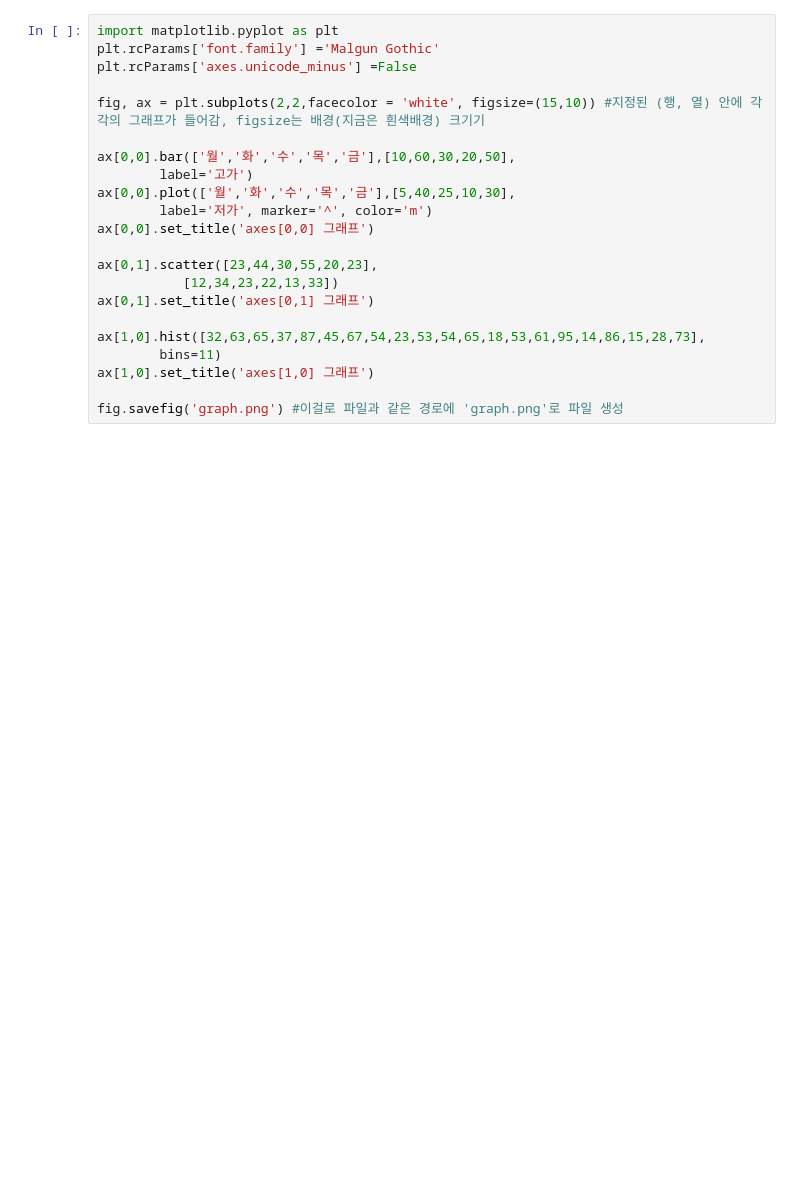
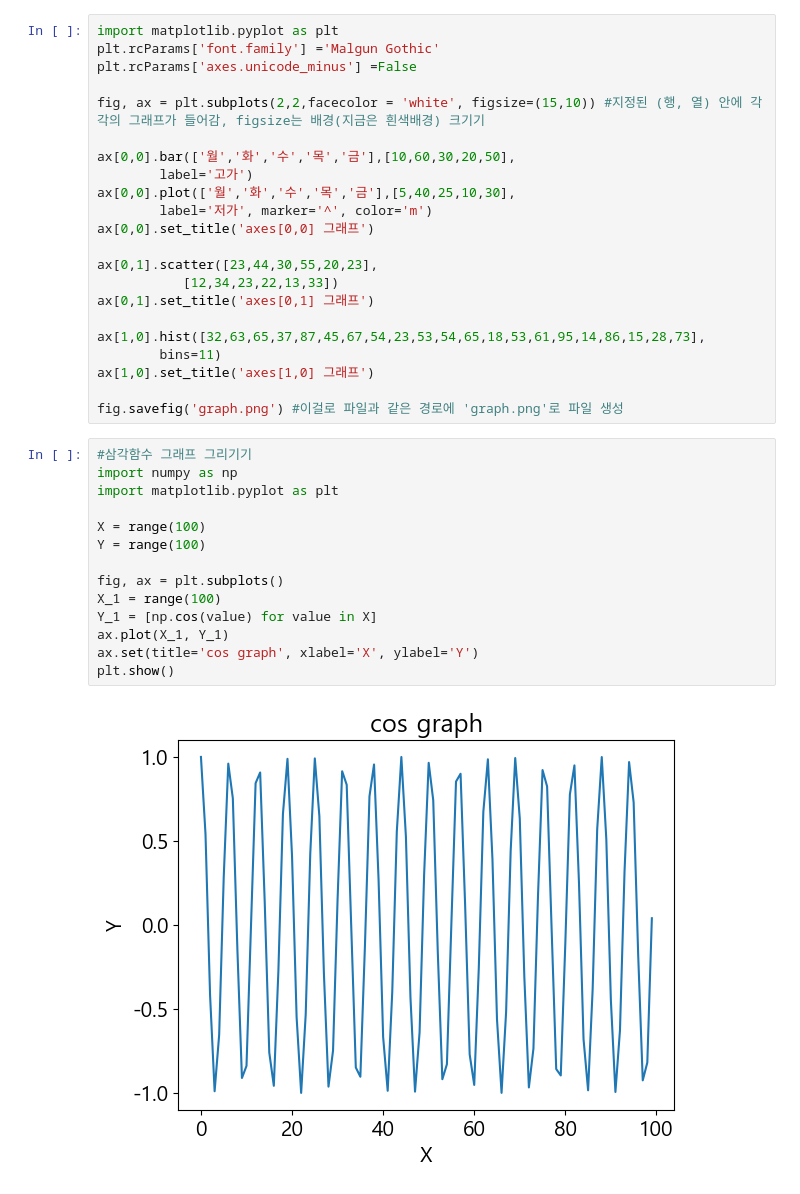
Before and after one commit to SKR-orthox/python_practice, a Jupyter notebook: matplotlib_functions_list.ipynb, the cells around one changed output. Drawn from its saved outputs; the diff is of its cells as text; blank space fills up the shorter version.

```diff
--- a/matplotlib_functions_list.ipynb
+++ b/matplotlib_functions_list.ipynb
@@ -96,3 +105,19 @@ ax[1,0].hist([32,63,65,37,87,45,67,54,23,53,54,65,18,53,61,95,14,86,15,28,73],
 ax[1,0].set_title('axes[1,0] 그래프')
 
 fig.savefig('graph.png') #이걸로 파일과 같은 경로에 'graph.png'로 파일 생성
+# %%
+#삼각함수 그래프 그리기기
+import numpy as np
+import matplotlib.pyplot as plt
+
+X = range(100)
+Y = range(100)
+
+fig, ax = plt.subplots()
+X_1 = range(100)
+Y_1 = [np.cos(value) for value in X]
+ax.plot(X_1, Y_1)
+ax.set(title='cos graph', xlabel='X', ylabel='Y')
+plt.show()
+# %% [output]
+[figure, added]
```
Also changed, not shown: parts of 7 cells of this notebook, 1 other file.
